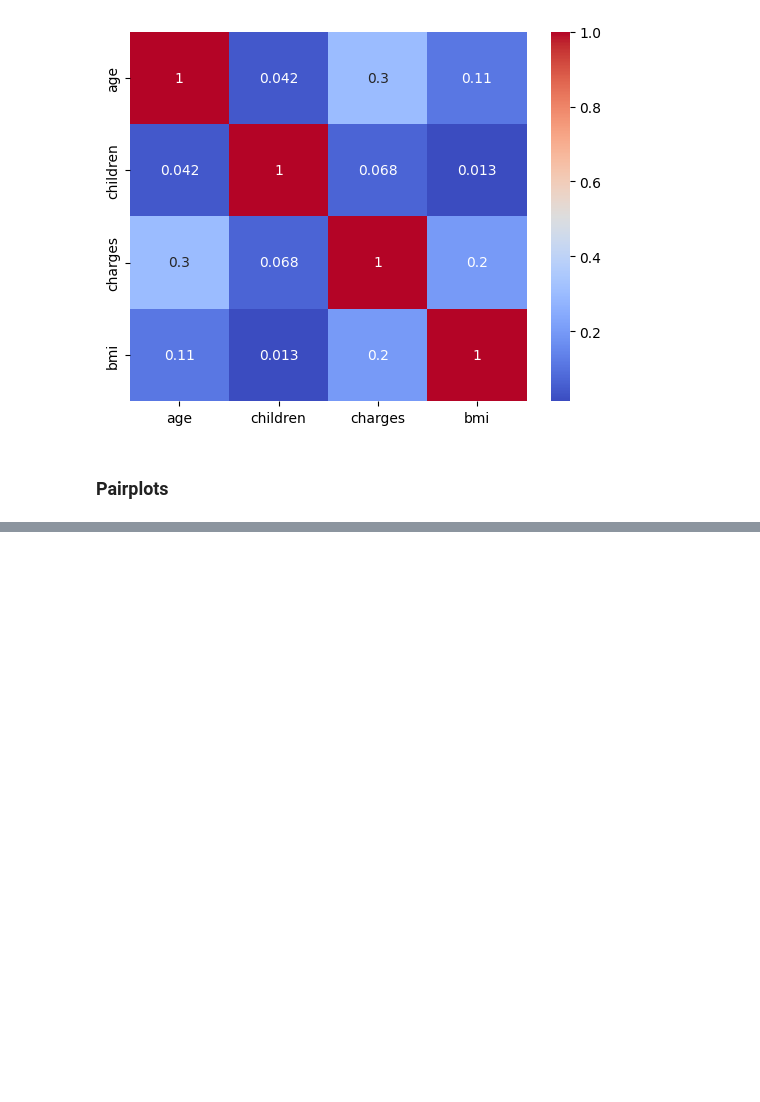
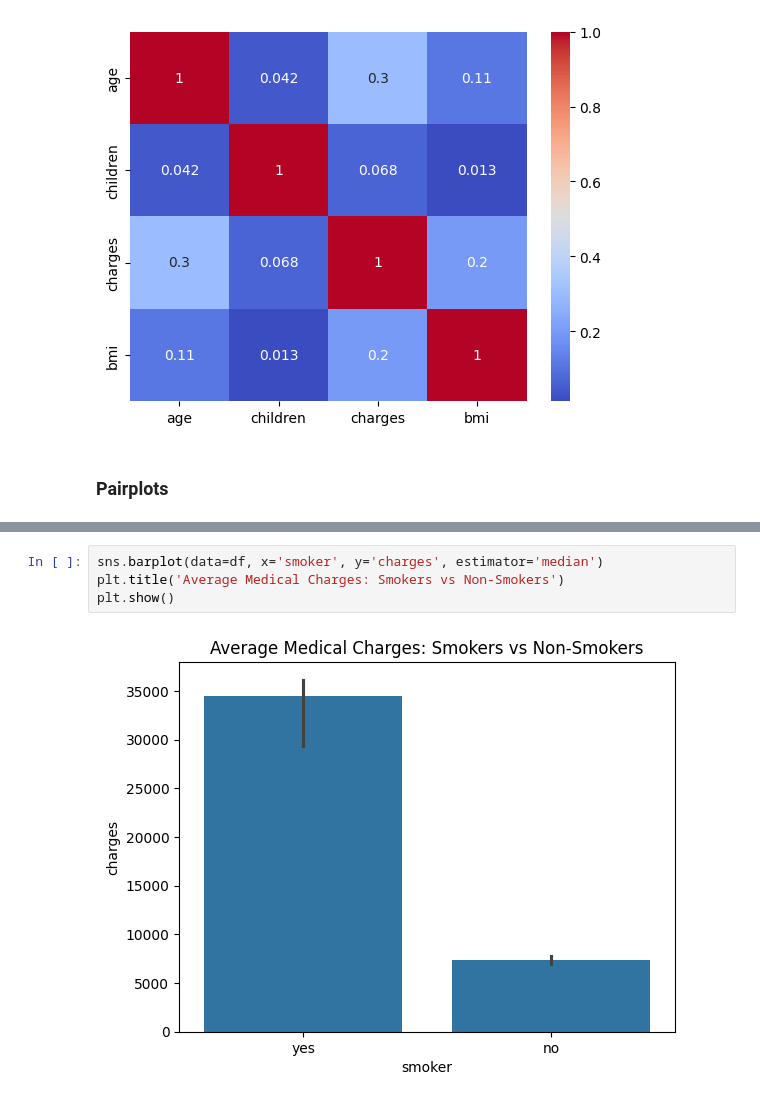
Before and after one commit to elmhmmd/Pr-dicteur-de-Charges-d-Assurance-Maladie, a Jupyter notebook: Assurance.ipynb, the cells around one changed output, grey strips where cells are left out. Saved outputs shown, nothing was run; the diff lists cells and outputs as text; blank space fills up the shorter version.

```diff
--- a/Assurance.ipynb
+++ b/Assurance.ipynb
@@ -160,0 +180,6 @@ plt.show()
+# %%
+sns.barplot(data=df, x='smoker', y='charges', estimator='median')
+plt.title('Average Medical Charges: Smokers vs Non-Smokers')
+plt.show()
+# %% [output]
+[figure, added]
```
Also changed, not shown: parts of 18 cells of this notebook, 1 other file.
